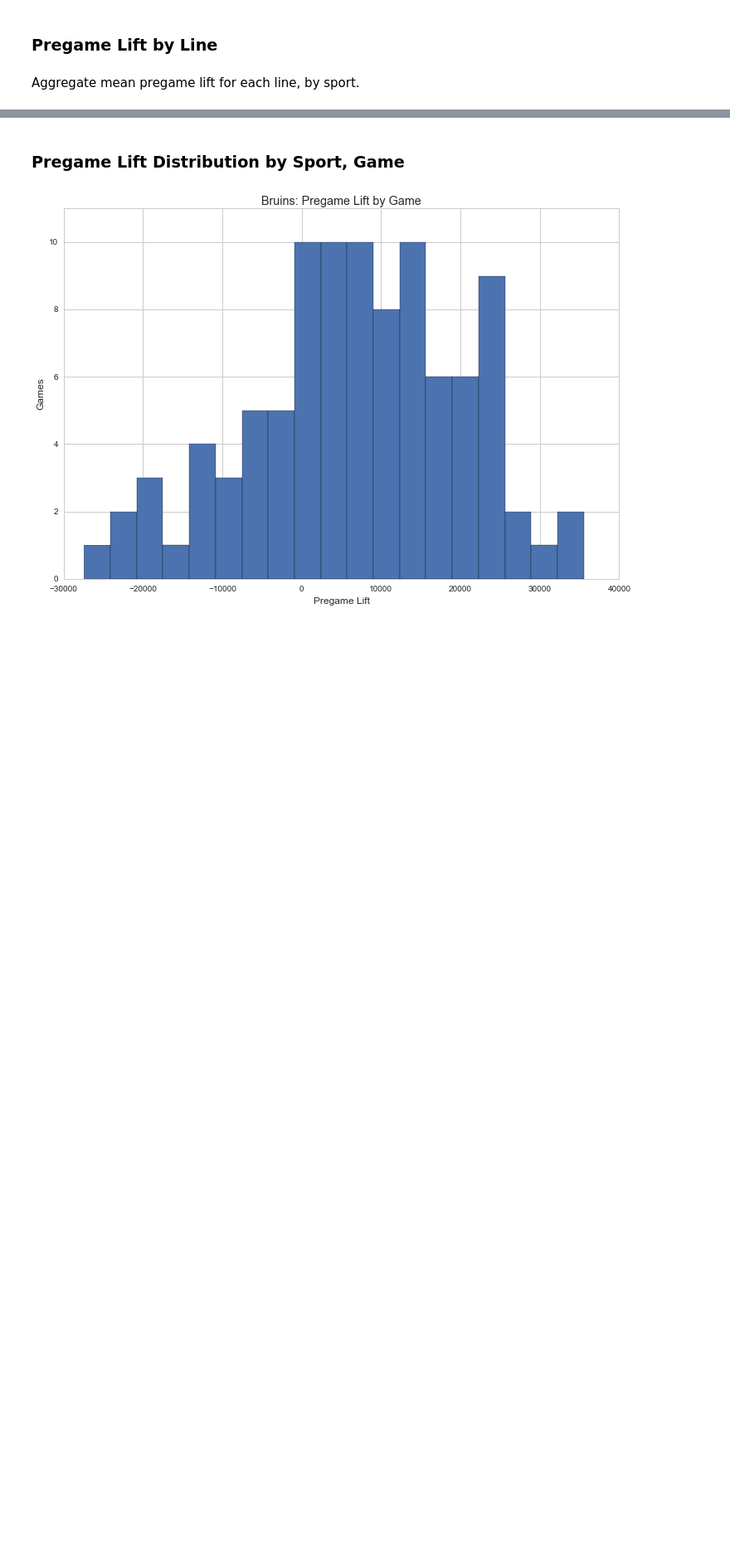
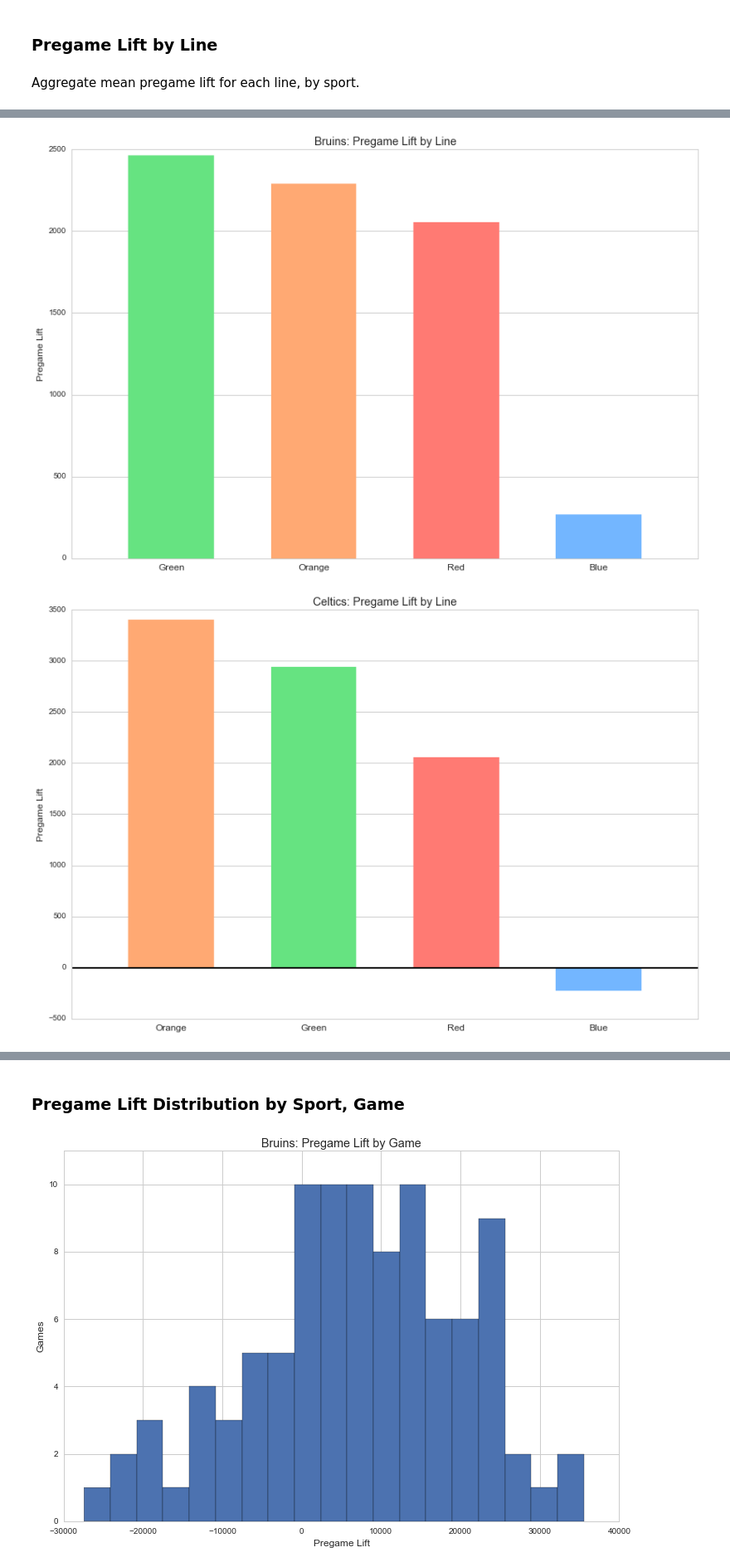
Before and after one commit to azampagl/harvard-capstone, a Jupyter notebook: src/sports/pregame.ipynb, the cells around one changed output, grey strips where cells are left out. Shown at 83% size. Cells and saved outputs as stored; diff of their text form; code cells hidden in the pictures; blank space fills up the shorter version.

```diff
--- a/src/sports/pregame.ipynb
+++ b/src/sports/pregame.ipynb
@@ -237,36 +240,0 @@ plt.show()
-# %%
-# Traverse teams.
-for team in teams:
-    # Start plotting.
-    plt.figure(figsize=figsize[default_chart_format])
-
-    # Traverse lines and plot.
-    pregame_agg_team = pregame_agg_hours[team]
-    for c, line_name in zip(line_lift_cols, line_names):
-        plt.plot(pregame_agg_team.hours_until_game_start, pregame_agg_team[c], label=line_name, c=line_colors[line_name.lower()], lw=line_widths[default_chart_format])
-
-    # Limits and axes.
-    plt.xlim((pregame_agg_team.hours_until_game_start.min(), pregame_agg_team.hours_until_game_start.max()))
-    plt.gca().invert_xaxis()
-
-    # Grid.
-    plt.grid(**grid_settings[default_chart_format])
-
-    # Labels.
-    plt.title(team_names[team], fontsize=fontsize['title'][default_chart_format])
-    plt.xlabel('Hours Until Start', fontsize=fontsize['label'][default_chart_format])
-    plt.ylabel('Lift per 15 Mins', fontsize=fontsize['label'][default_chart_format])
-    plt.xticks([], fontsize=fontsize['ticks'][default_chart_format])
-    plt.yticks(fontsize=fontsize['ticks'][default_chart_format])
-
-    # Annotations.
-    game_start_line(fontsize=fontsize['game_range'][default_chart_format], line_alpha=.7, show_text=False)
-    if plt.ylim()[0] < 0:
-        zero_horizontal_line(line_alpha=.7)
-
-    # Save PDF.
-    if default_chart_format == 'poster_small':
-        plt.savefig('pregame_lift_line_'+team+'.pdf')
-
-    # Show.
-    plt.show()
@@ -350,0 +317,5 @@ for team in teams:
+# %%
+chart_pregame_lift_agg_line()
+# %% [output]
+[figure, added]
+[figure, added]
```
Also changed, not shown: parts of 20 cells of this notebook, 3 other files.
